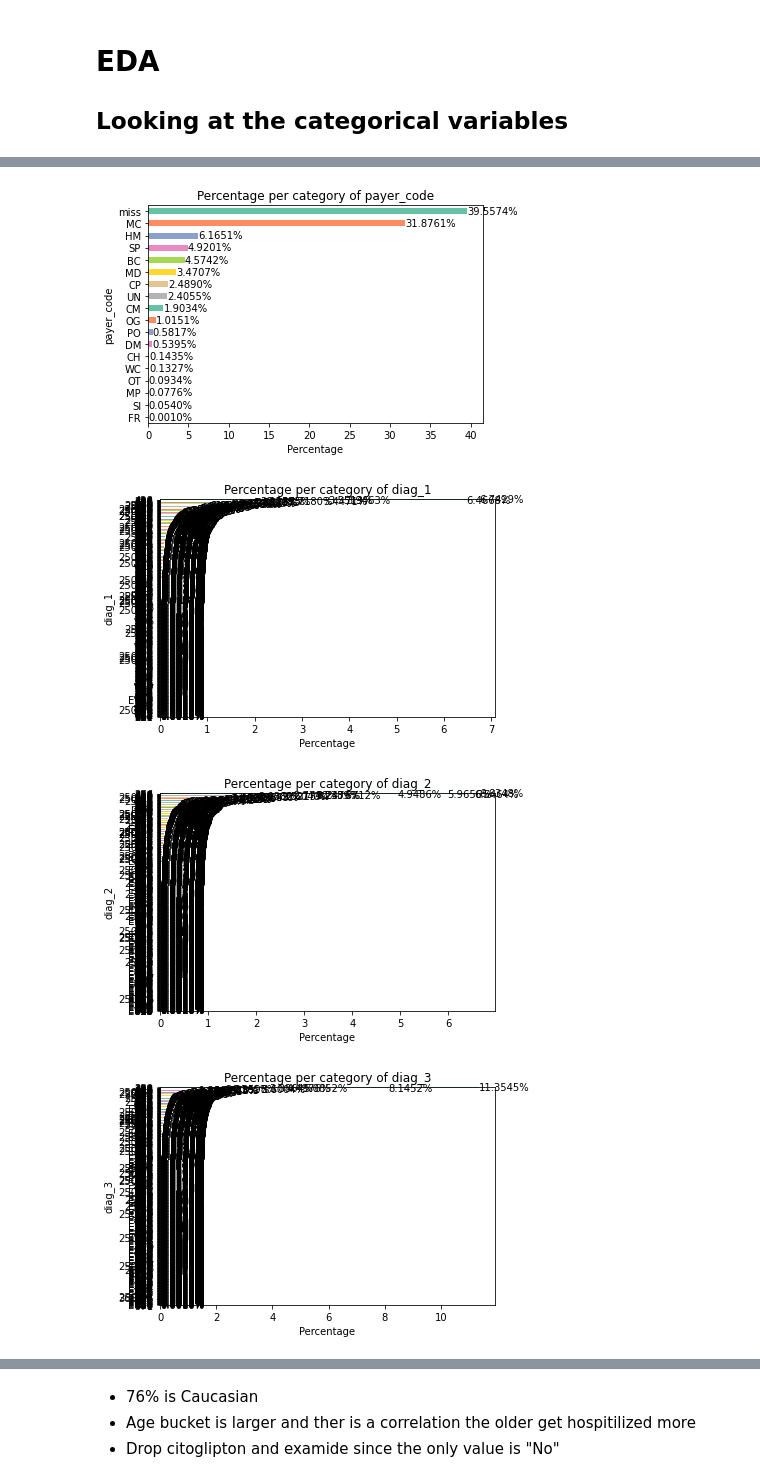
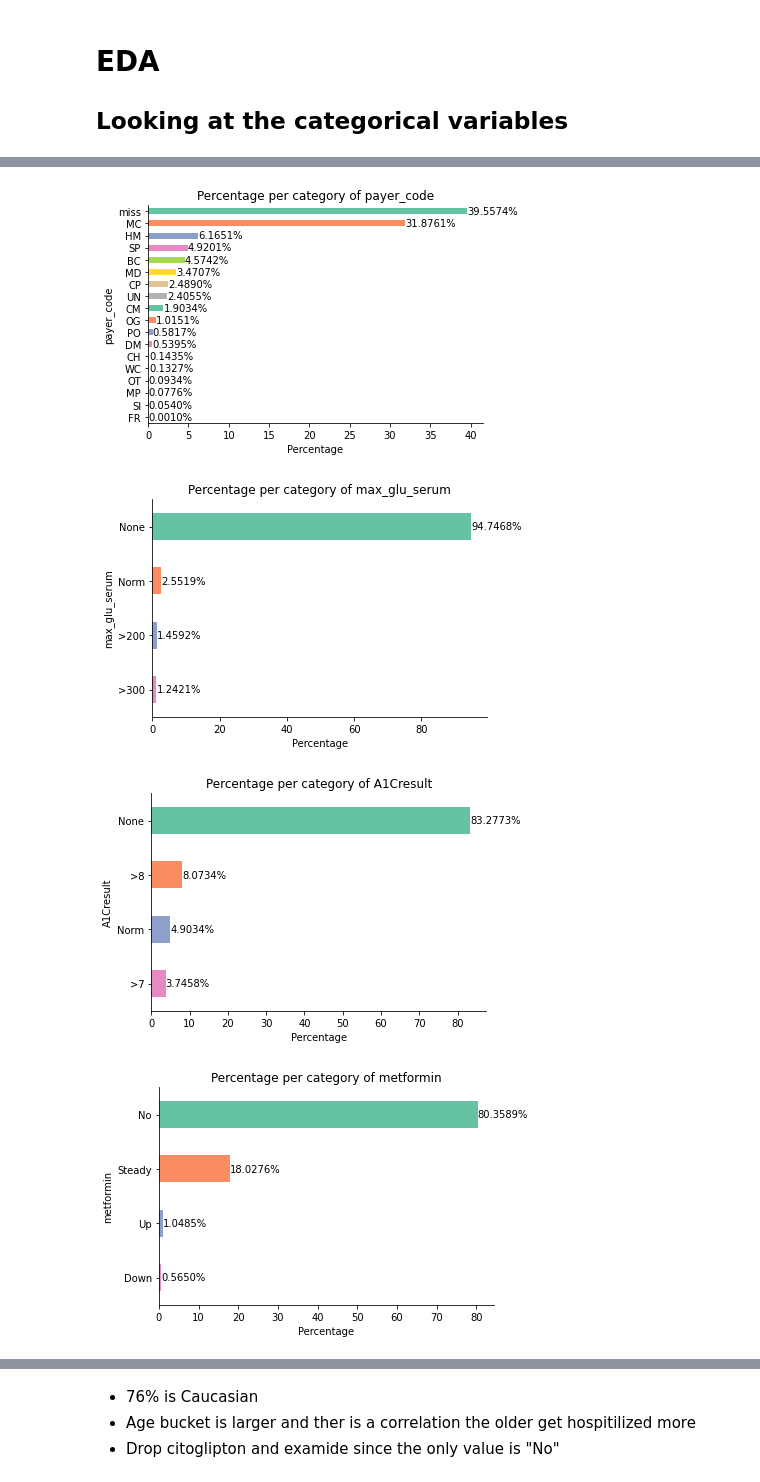
Before and after one commit to lauraah10/QW-Projects, a Jupyter notebook: Project2_withoutSM.ipynb, the cells around one changed output, grey strips where cells are left out. Saved outputs shown, nothing was run; the diff lists cells and outputs as text; code cells hidden in the pictures.

```diff
--- a/Project2_withoutSM.ipynb
+++ b/Project2_withoutSM.ipynb
@@ -434,7 +538,7 @@ Index(['race', 'gender', 'payer_code', 'medical_specialty', 'diag_1', 'diag_2',
       dtype='object')
 # %%
 #Assuming 'data' is your DataFrame
-cat_df = dt.select_dtypes(include=['object']).drop(["medical_specialty"], axis=1)
+cat_df = dt.select_dtypes(include=['object']).drop(["medical_specialty",'diag_1','diag_2','diag_3'], axis=1)
 
 # Get the number of unique categories for each column
 num_categories = cat_df.nunique()
@@ -455,7 +559,7 @@ for i in cat_df.columns:
 
     for index, value in enumerate(value_counts.mul(100)):
         ax.text(value, index, f'{value:.4f}%', ha='left', va='center', color='black')
-
+    sns.despine()
     plt.show()
 
 # Diabetes, change, metformin-piogitazone but flit no=yes could be turned into numeric
@@ -465,4 +569,4 @@ for i in cat_df.columns:
-[figure, old version]
+[figure, new version]
-[figure, old version]
+[figure, new version]
-[figure, old version]
+[figure, new version]
-[figure, old version]
+[figure, new version]
```
Also changed, not shown: parts of 48 cells of this notebook.
